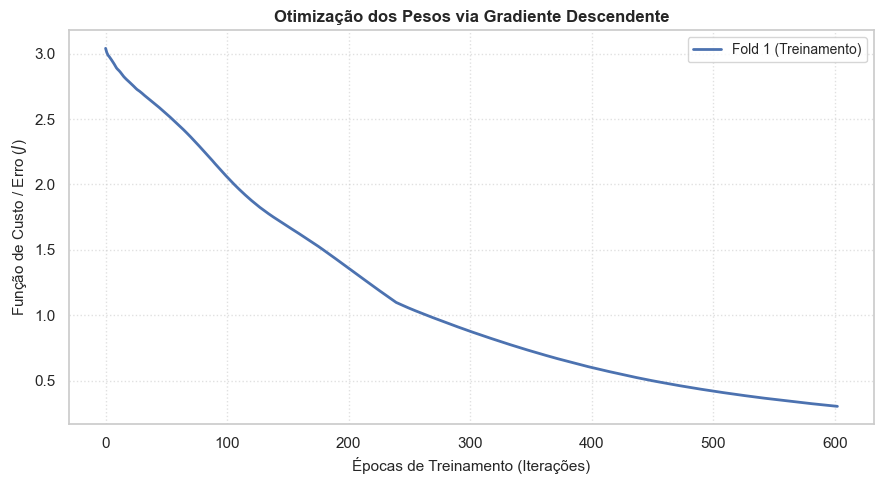
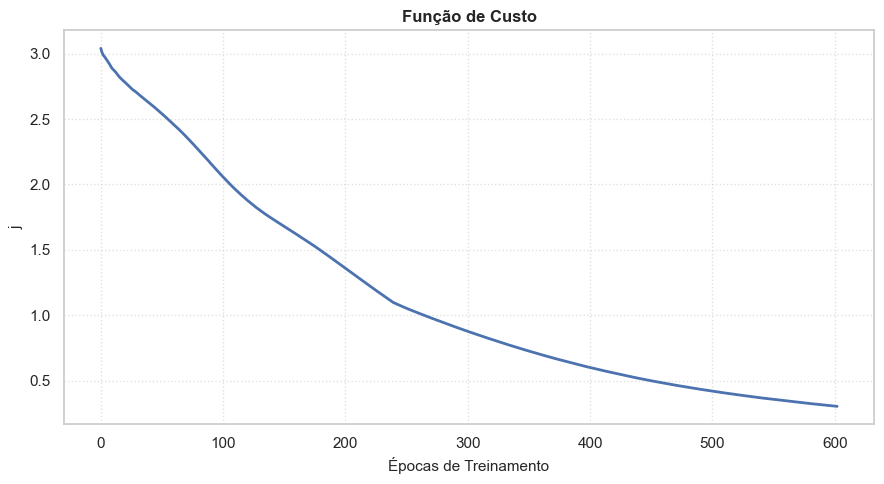
Unified diff of the notebook cell whose output changed from the first chart to the second:
--- before
+++ after
@@ -4,8 +4,7 @@
     plt.plot(curva_perda, label=f'Fold {i} (Treinamento)', lw=2)
 
-plt.title('Otimização dos Pesos via Gradiente Descendente', fontsize=12, fontweight='bold')
-plt.xlabel('Épocas de Treinamento (Iterações)', fontsize=11)
-plt.ylabel('Função de Custo / Erro ($J$)', fontsize=11)
+plt.title('Função de Custo', fontsize=12, fontweight='bold')
+plt.xlabel('Épocas de Treinamento', fontsize=11)
+plt.ylabel('j', fontsize=11)
 plt.grid(True, linestyle=':', alpha=0.6)
-plt.legend(fontsize=10)
 plt.tight_layout()

Commit: nunca